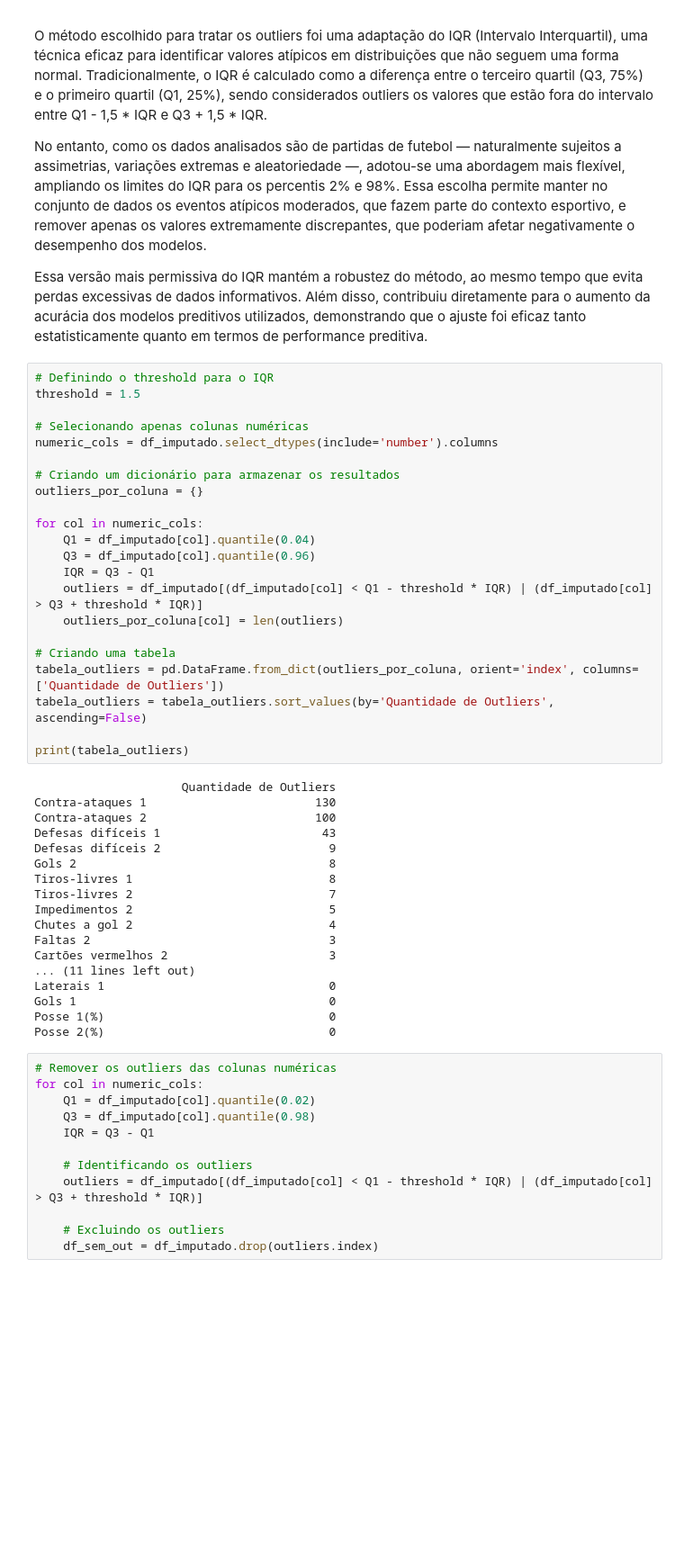
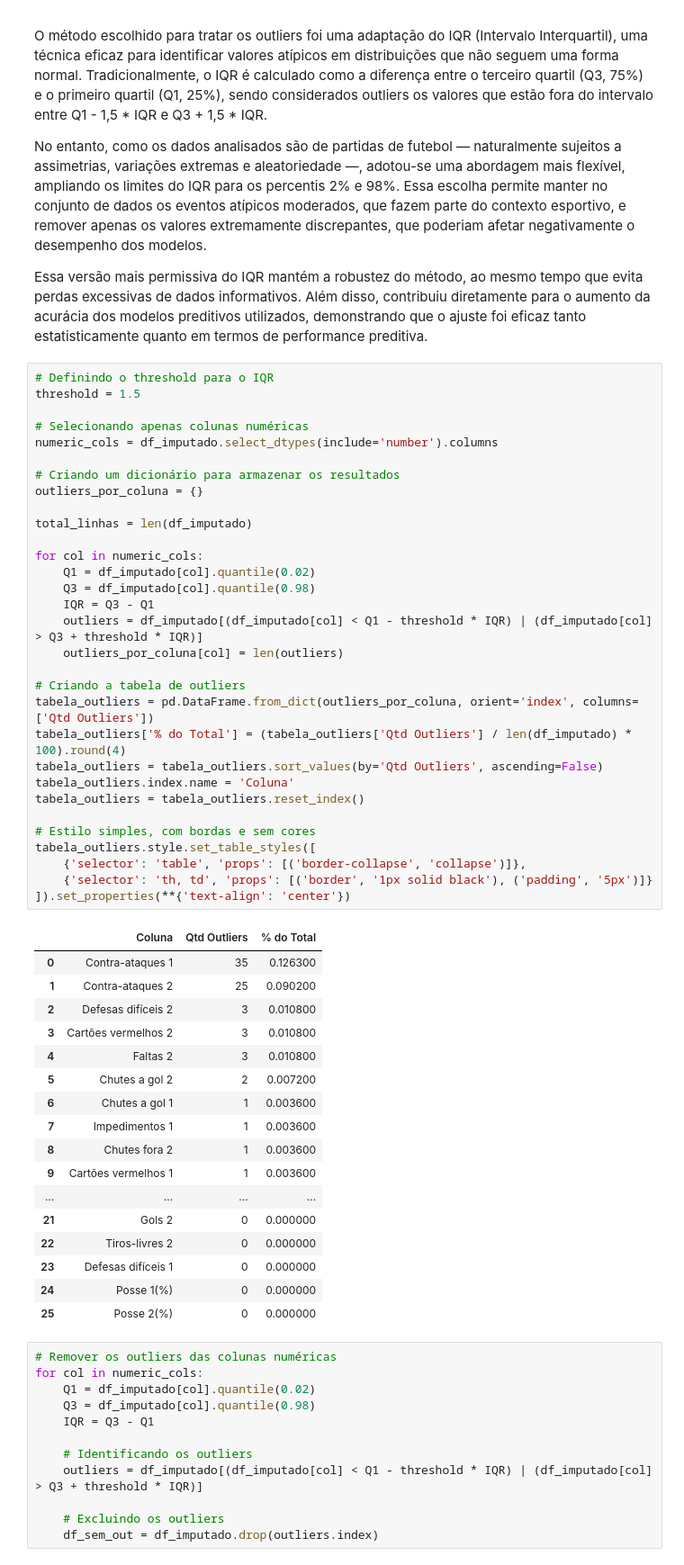
Before and after one commit to UFRJ-Analytica/PS-2025.1, a Jupyter notebook: analise_exploratorio.ipynb, the cells around one changed output. Shown at 90% size. Drawn from its saved outputs; the diff is of its cells as text; blank space fills up the shorter version.

```diff
--- a/analise_exploratorio.ipynb
+++ b/analise_exploratorio.ipynb
@@ -347,43 +347,52 @@ Essa versão mais permissiva do IQR mantém a robustez do método, ao mesmo temp
 # %%
 # Definindo o threshold para o IQR
 threshold = 1.5
 
 # Selecionando apenas colunas numéricas
 numeric_cols = df_imputado.select_dtypes(include='number').columns
 
 # Criando um dicionário para armazenar os resultados
 outliers_por_coluna = {}
 
+total_linhas = len(df_imputado)
+
 for col in numeric_cols:
-    Q1 = df_imputado[col].quantile(0.04)
-    Q3 = df_imputado[col].quantile(0.96)
+    Q1 = df_imputado[col].quantile(0.02)
+    Q3 = df_imputado[col].quantile(0.98)
     IQR = Q3 - Q1
     outliers = df_imputado[(df_imputado[col] < Q1 - threshold * IQR) | (df_imputado[col] > Q3 + threshold * IQR)]
     outliers_por_coluna[col] = len(outliers)
 
-# Criando uma tabela
-tabela_outliers = pd.DataFrame.from_dict(outliers_por_coluna, orient='index', columns=['Quantidade de Outliers'])
-tabela_outliers = tabela_outliers.sort_values(by='Quantidade de Outliers', ascending=False)
+# Criando a tabela de outliers
+tabela_outliers = pd.DataFrame.from_dict(outliers_por_coluna, orient='index', columns=['Qtd Outliers'])
+tabela_outliers['% do Total'] = (tabela_outliers['Qtd Outliers'] / len(df_imputado) * 100).round(4)
+tabela_outliers = tabela_outliers.sort_values(by='Qtd Outliers', ascending=False)
+tabela_outliers.index.name = 'Coluna'
+tabela_outliers = tabela_outliers.reset_index()
 
-print(tabela_outliers)
+# Estilo simples, com bordas e sem cores
+tabela_outliers.style.set_table_styles([
+    {'selector': 'table', 'props': [('border-collapse', 'collapse')]},
+    {'selector': 'th, td', 'props': [('border', '1px solid black'), ('padding', '5px')]}
+]).set_properties(**{'text-align': 'center'})
 # %% [output]
-                     Quantidade de Outliers
-Contra-ataques 1                        130
-Contra-ataques 2                        100
-Defesas difíceis 1                       43
-Defesas difíceis 2                        9
-Gols 2                                    8
-Tiros-livres 1                            8
-Tiros-livres 2                            7
-Impedimentos 2                            5
-Chutes a gol 2                            4
-Faltas 2                                  3
-Cartões vermelhos 2                       3
-... (11 lines left out)
-Laterais 1                                0
-Gols 1                                    0
-Posse 1(%)                                0
-Posse 2(%)                                0
+|  | Coluna | Qtd Outliers | % do Total |
+| 0 | Contra-ataques 1 | 35 | 0.126300 |
+| 1 | Contra-ataques 2 | 25 | 0.090200 |
+| 2 | Defesas difíceis 2 | 3 | 0.010800 |
+| 3 | Cartões vermelhos 2 | 3 | 0.010800 |
+| 4 | Faltas 2 | 3 | 0.010800 |
+| 5 | Chutes a gol 2 | 2 | 0.007200 |
+| 6 | Chutes a gol 1 | 1 | 0.003600 |
+| 7 | Impedimentos 1 | 1 | 0.003600 |
+| 8 | Chutes fora 2 | 1 | 0.003600 |
+| 9 | Cartões vermelhos 1 | 1 | 0.003600 |
+| ... | ... | ... | ... |
+| 21 | Gols 2 | 0 | 0.000000 |
+| 22 | Tiros-livres 2 | 0 | 0.000000 |
+| 23 | Defesas difíceis 1 | 0 | 0.000000 |
+| 24 | Posse 1(%) | 0 | 0.000000 |
+| 25 | Posse 2(%) | 0 | 0.000000 |
 # %%
 # Remover os outliers das colunas numéricas
 for col in numeric_cols:
```
Also changed, not shown: parts of 11 cells of this notebook.
